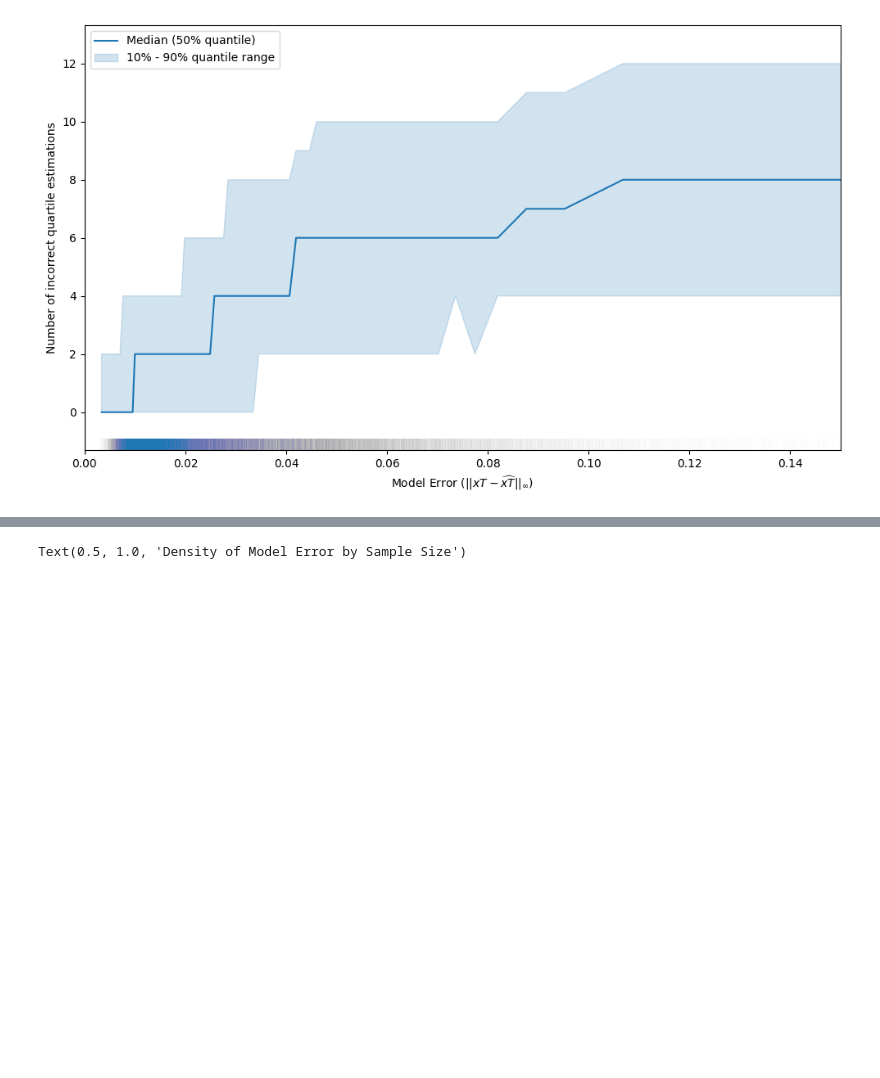
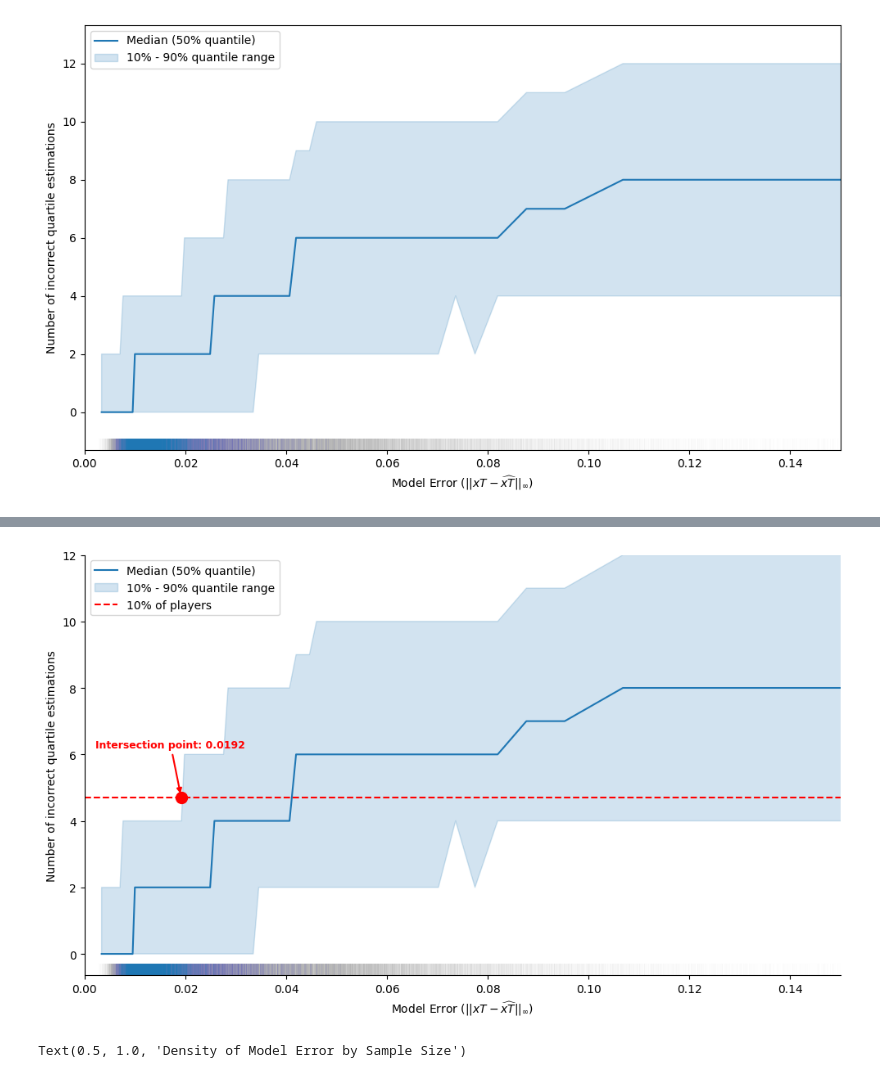
Before and after one commit to kvanarem42/xthreat-error-quantification-agentic, a Jupyter notebook: 4-investigate-results/find_maximal_error_v2_processing_10_000.ipynb, the cells around one changed output, grey strips where cells are left out. Saved outputs shown, nothing was run; the diff lists cells and outputs as text; code cells hidden in the pictures; blank space fills up the shorter version.

```diff
--- a/4-investigate-results/find_maximal_error_v2_processing_10_000.ipynb
+++ b/4-investigate-results/find_maximal_error_v2_processing_10_000.ipynb
@@ -1142,0 +1144,82 @@ plt.show()
+# %%
+fig, ax_main = plt.subplots(figsize=(10, 6))
+
+sns_palette = sns.color_palette()
+line_color = sns_palette[0]
+fill_color = sns_palette[0]
+
+
+ax_main.plot(
+    conditional_quantiles['bin_center'],
+    conditional_quantiles[0.50],
+    # marker='x',
+    label='Median (50% quantile)',
+    color=line_color,
+)
+ax_main.fill_between(
+    conditional_quantiles['bin_center'],
+    y1=conditional_quantiles[0.10],
+    y2=conditional_quantiles[0.90],
+    color=fill_color,
+    alpha=0.2,
+    label='10% - 90% quantile range',
+)
+ax_main.set_xlabel(r'Model Error ($||xT-\widehat{xT}||_{\infty}$)')
+ax_main.set_ylabel('Number of incorrect quartile estimations')
+ax_main.yaxis.set_major_locator(plt.MultipleLocator(2))
+ax_main.set_xlim(0, 0.15)
+
+
+sns.rugplot(
+    data=model_mistakes.sample(frac=0.4, random_state=42),
+    x='model_error',
+    ax=ax_main,
+    color=line_color,
+    alpha=.002,
+    height=0.03,  # fraction of the y-axis height
+    linewidth=0.4,
+)
+
+ax_main.set_ylim(ax_main.get_ylim())
+
+# First meeting marker (larger, different color)
+first_meeting_10_percent = conditional_quantiles[conditional_quantiles[quantile_4_threshold] <= 0.1*n_players]['bin_center'].max()
+first_meeting_10_percent_y = conditional_quantiles[conditional_quantiles[quantile_4_threshold] <= 0.1*n_players][quantile_4_threshold].max()
+print(first_meeting_10_percent)
+ax_main.plot(
+    first_meeting_10_percent,
+    n_players * 0.10,
+    marker='o',
+    linewidth=0,
+    markersize=10,
+    color='red',
+    # label=f'Intersection point: {first_meeting_10_percent:.4f}'
+    label='_nolegend_',
+)
+
+ax_main.annotate(
+    f'Intersection point: {first_meeting_10_percent:.4f}',
+    xy=(first_meeting_10_percent-0.0001, n_players * 0.10 + 0.05),
+    xytext=(first_meeting_10_percent - 0.017, n_players * 0.10 + 1.5),
+    arrowprops=dict(arrowstyle='-|>',edgecolor='red', facecolor='red', linewidth=1.5),
+    fontsize=9,
+    color='red',
+    fontweight='bold',
+)
+
+# Horizontal threshold line
+ax_main.axhline(
+    n_players * 0.10,
+    color='red',
+    linestyle='--',
+    linewidth=1.5,
+    label='10% of players'
+)
+
+ax_main.spines[['top', 'right']].set_visible(False)
+ax_main.set_ylim(-0.65, 12)
+
+plt.legend(loc='upper left')
+plt.tight_layout()
+plt.show()
+# %% [output]
@@ -1143,3 +1227,4 @@ plt.show()
+[figure, added]
 # %%
 model_mistakes['sample_size_log'] = np.log10(model_mistakes['sample_size'].astype(float))
 sns.displot(
```
Also changed, not shown: parts of 2 cells of this notebook, 16 other files.
